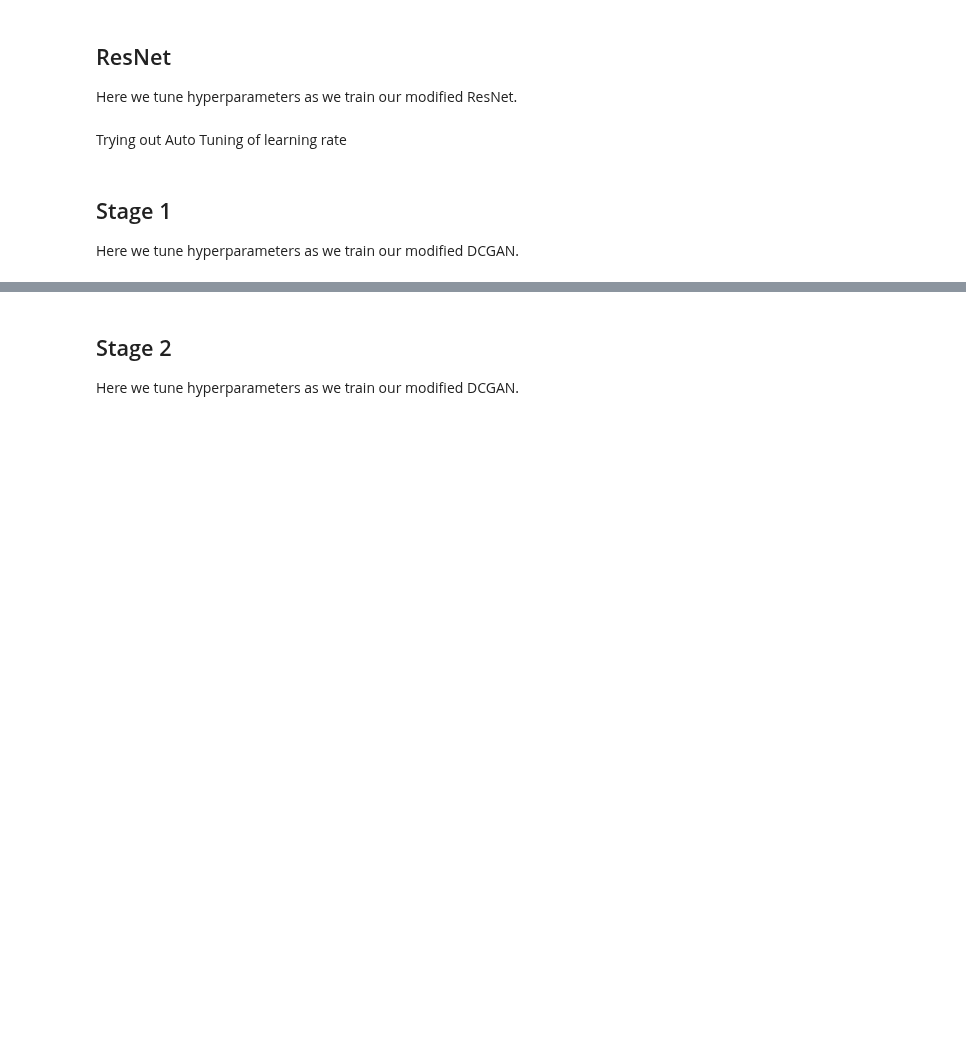
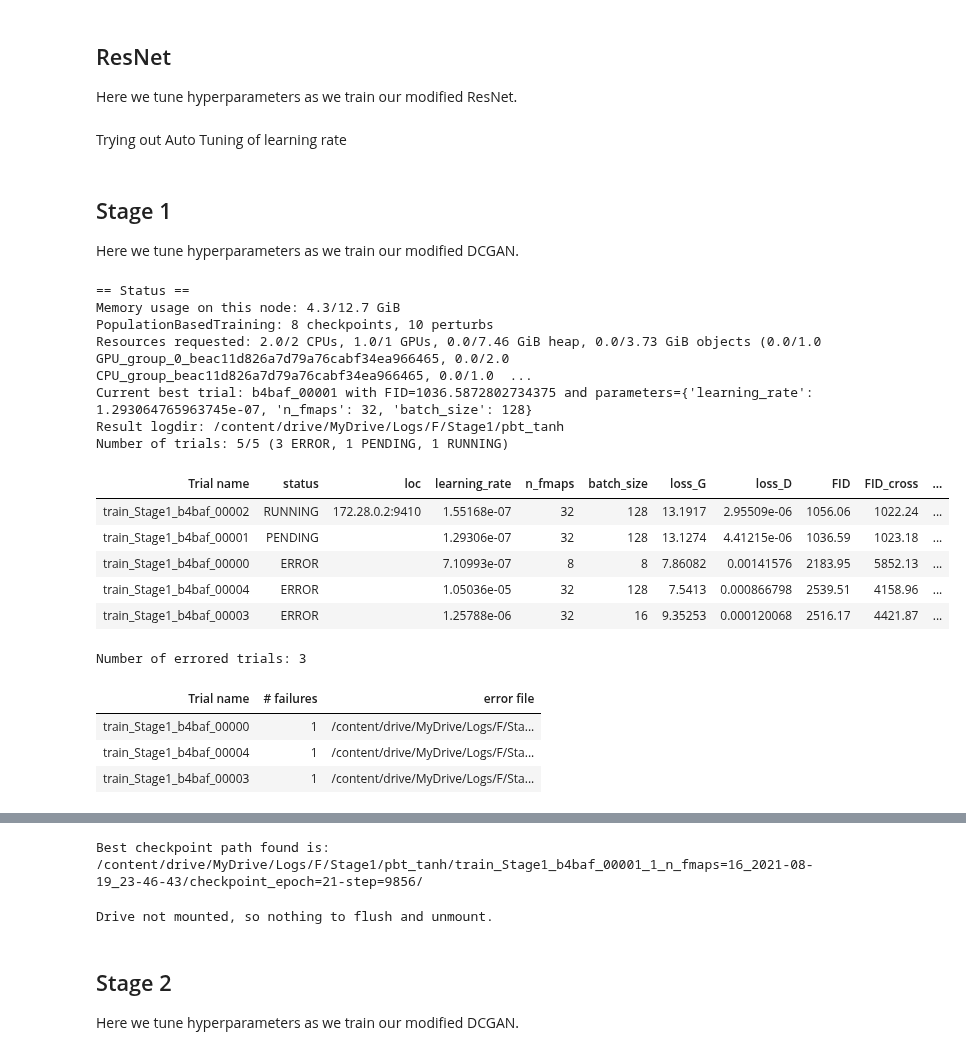
Before and after one commit to souravraha/galaxy, a Jupyter notebook: Lightning_Tune.ipynb, the cells around one changed output, grey strips where cells are left out. Drawn from its saved outputs; the diff is of its cells as text; code cells hidden in the pictures; blank space fills up the shorter version.

```diff
--- a/Lightning_Tune.ipynb
+++ b/Lightning_Tune.ipynb
@@ -110,7 +123,8 @@ class npyImageData(pl.LightningDataModule):
             # Can't use this, divides values by dtype.max, use float() in npyloader instead
             transforms.RandomHorizontalFlip(),
             transforms.RandomVerticalFlip(),
-            transforms.Normalize(mean=(GLOBAL['VALS'][0],), std=(GLOBAL['VALS'][1],)),
+            transforms.Normalize(mean=(GLOBAL['VALS'][2],), std=(GLOBAL['VALS'][3],)),
+            transforms.Normalize(mean=(0.5,), std=(0.5,)),
             # this shift-scales the pixel values, N(mu, sigma) -> N(0, 1)
             transforms.Resize(img_width, transforms.InterpolationMode.NEAREST),
         ])
@@ -854,11 +893,10 @@ Here we tune hyperparameters as we train our modified DCGAN.
 # __tune_train_checkpoint_begin
 def train_Stage1(config, checkpoint_dir=None, num_epochs=10, num_gpus=torch.cuda.device_count()):
     # print(os.cpu_count(), torch.cuda.device_count())
-    # CUDA_LAUNCH_BLOCKING = 1
     kwargs = {
         'limit_train_batches' : 0.05,
         'limit_val_batches' : 0.05,
-        'progress_bar_refresh_rate' : 0,    #math.ceil(8250//config['batch_size']),
+        'progress_bar_refresh_rate' : 0,    #math.ceil(8250*0.05//config['batch_size']),
         'max_epochs' : num_epochs,
         'prepare_data_per_node' : False,
         # If fractional GPUs passed in, convert to int.
@@ -878,15 +916,17 @@ def train_Stage1(config, checkpoint_dir=None, num_epochs=10, num_gpus=torch.cuda
         # 'stochastic_weight_avg' : True,
         # works with only one optimizer
         # 'benchmark' : True,
+        # 'gradient_clip_val' : 0.5,
+        # 'gradient_clip_algorithm' : 'value',
     }
 
     dm = npyImageData(config, 64)                                              # Specify image width here
     if checkpoint_dir is not None:
         kwargs['resume_from_checkpoint'] = os.path.join(checkpoint_dir, 'checkpoint')
-        model = Stage1.load_from_checkpoint(kwargs['resume_from_checkpoint'], config=config)
-    else:
-        model = Stage1(config)
-    # model = Stage1(config)
+        # model = Stage1.load_from_checkpoint(kwargs['resume_from_checkpoint'], config=config)
+    # else:
+
+    model = Stage1(config)
     trainer = pl.Trainer(**kwargs)
 
     trainer.fit(model, dm)
@@ -948,7 +988,7 @@ def tune_Stage1_pbt(num_samples=10, num_epochs=10, gpus_per_trial=torch.cuda.dev
             num_gpus=gpus_per_trial
         ),
         # Change the folder name when changing dataset--------------------------------------------------------------------------
-        name='Stage1/pbt/F',
+        name='F/Stage1/pbt_tanh',
         metric='FID',
         mode='min',
         config={'learning_rate': 1e-4,
@@ -965,15 +1005,16 @@ def tune_Stage1_pbt(num_samples=10, num_epochs=10, gpus_per_trial=torch.cuda.dev
                             },
         local_dir='./drive/MyDrive/Logs',
         # Can't use RB2 as it requires mutations to be continuous
-        scheduler = PopulationBasedTraining(time_attr='training_iteration',
-                                            quantile_fraction=0.5,
-                                            resample_probability=0.8,
-                                            perturbation_interval=1,
-                                            hyperparam_mutations={
-                                                'learning_rate': tune.loguniform(1e-7, 1e-1),
-                                                'batch_size': [8, 16, 32, 64, 128],
-                                            },
-                                            ),
+        scheduler = PopulationBasedTraining(
+            time_attr='training_iteration',
+            quantile_fraction=0.4,
+            resample_probability=0.8,
+            perturbation_interval=4,
+            hyperparam_mutations={
+                'learning_rate': tune.loguniform(1e-7, 1e-1),
+                'batch_size': [8, 16, 32, 64, 128],
+            },
+        ),
         progress_reporter=JupyterNotebookReporter(
             overwrite=True,
             parameter_columns=['learning_rate', 'n_fmaps', 'batch_size'],
@@ -990,30 +1031,49 @@ def tune_Stage1_pbt(num_samples=10, num_epochs=10, gpus_per_trial=torch.cuda.dev
         # restore='/content/drive/MyDrive/Logs/delete/train_Stage1_e42ac_00061_61_batch_size=16,learning_rate=0.01,n_fmaps=16_2021-07-29_02-41-53/checkpoint_epoch=4-step=1169',
         # restore='/content/drive/MyDrive/Logs/delete/train_Stage1_e42ac_00061_61_batch_size=16,learning_rate=0.01,n_fmaps=16_2021-07-29_06-58-44/checkpoint_epoch=4-step=1169',
         # restore='/content/drive/MyDrive/Logs/delete/train_Stage1_e42ac_00062_62_batch_size=32,learning_rate=0.01,n_fmaps=16_2021-07-29_06-58-44/checkpoint_epoch=4-step=584',
         # restore='/content/drive/MyDrive/Logs/delete/train_Stage1_e42ac_00091_91_batch_size=16,learning_rate=0.001,n_fmaps=32_2021-07-29_15-46-04/checkpoint_epoch=2-step=701',
         # restore='/content/drive/MyDrive/Logs/delete/train_Stage1_e42ac_00094_94_batch_size=128,learning_rate=0.001,n_fmaps=32_2021-07-29_18-06-24/checkpoint_epoch=2-step=86',
         # restore='/content/drive/MyDrive/Logs/delete/train_Stage1_e42ac_00096_96_batch_size=16,learning_rate=0.01,n_fmaps=32_2021-07-29_18-06-24/checkpoint_epoch=2-step=701',
         # restore='/content/drive/MyDrive/Logs/delete/train_Stage1_e42ac_00097_97_batch_size=32,learning_rate=0.01,n_fmaps=32_2021-07-29_18-06-24/checkpoint_epoch=2-step=350',
     )
 
     print('Best checkpoint path found is: ', analysis.best_checkpoint)
 
 # __tune_pbt_end__
 
 
 if __name__ == '__main__':
     import argparse
 
     parser = argparse.ArgumentParser()
     parser.add_argument(
         '--smoke-test', action='store_true', help='Finish quickly for testing')
     args, _ = parser.parse_known_args()
 
     if args.smoke_test:
         tune_Stage1_asha(num_samples=1, num_epochs=6, gpus_per_trial=torch.cuda.device_count())
         tune_Stage1_pbt(num_samples=1, num_epochs=6, gpus_per_trial=torch.cuda.device_count())
     else:
         # ASHA scheduler
         # tune_Stage1_asha(num_samples=1, num_epochs=10, gpus_per_trial=torch.cuda.device_count())
         # Population based training
         tune_Stage1_pbt(num_samples=1, num_epochs=30, gpus_per_trial=torch.cuda.device_count())
+# %% [output]
+== Status ==
+Memory usage on this node: 4.3/12.7 GiB
+PopulationBasedTraining: 8 checkpoints, 10 perturbs
+Resources requested: 2.0/2 CPUs, 1.0/1 GPUs, 0.0/7.46 GiB heap, 0.0/3.73 GiB objects (0.0/1.0 GPU_group_0_beac11d826a7d79a76cabf34ea966465, 0.0/2.0 CPU_group_beac11d826a7d79a76cabf34ea966465, 0.0/1.0  ...
+Current best trial: b4baf_00001 with FID=1036.5872802734375 and parameters={'learning_rate': 1.293064765963745e-07, 'n_fmaps': 32, 'batch_size': 128}
+Result logdir: /content/drive/MyDrive/Logs/F/Stage1/pbt_tanh
+Number of trials: 5/5 (3 ERROR, 1 PENDING, 1 RUNNING)
+| Trial name | status | loc | learning_rate | n_fmaps | batch_size | loss_G | loss_D | FID | FID_cross | ... |
+| train_Stage1_b4baf_00002 | RUNNING | 172.28.0.2:9410 | 1.55168e-07 | 32 | 128 | 13.1917 | 2.95509e-06 | 1056.06 | 1022.24 | ... |
+| train_Stage1_b4baf_00001 | PENDING |  | 1.29306e-07 | 32 | 128 | 13.1274 | 4.41215e-06 | 1036.59 | 1023.18 | ... |
+| train_Stage1_b4baf_00000 | ERROR |  | 7.10993e-07 | 8 | 8 | 7.86082 | 0.00141576 | 2183.95 | 5852.13 | ... |
+| train_Stage1_b4baf_00004 | ERROR |  | 1.05036e-05 | 32 | 128 | 7.5413 | 0.000866798 | 2539.51 | 4158.96 | ... |
+| train_Stage1_b4baf_00003 | ERROR |  | 1.25788e-06 | 32 | 16 | 9.35253 | 0.000120068 | 2516.17 | 4421.87 | ... |
+Number of errored trials: 3
+| Trial name | # failures | error file |
+| train_Stage1_b4baf_00000 | 1 | /content/drive/MyDrive/Logs/F/Sta... |
+| train_Stage1_b4baf_00004 | 1 | /content/drive/MyDrive/Logs/F/Sta... |
+| train_Stage1_b4baf_00003 | 1 | /content/drive/MyDrive/Logs/F/Sta... |
@@ -1020,3 +1083,8 @@ if __name__ == '__main__':
+Best checkpoint path found is:  /content/drive/MyDrive/Logs/F/Stage1/pbt_tanh/train_Stage1_b4baf_00001_1_n_fmaps=16_2021-08-19_23-46-43/checkpoint_epoch=21-step=9856/
+# %%
+drive.flush_and_unmount()
+# %% [output]
+Drive not mounted, so nothing to flush and unmount.
 # %%
 !cat /content/drive/MyDrive/Logs/Stage1/pbt/F/train_Stage1_0711f_00001_1_n_fmaps=16_2021-08-08_18-54-16/error.txt
 # %% [markdown]
```
Also changed, not shown: parts of 11 cells of this notebook.
